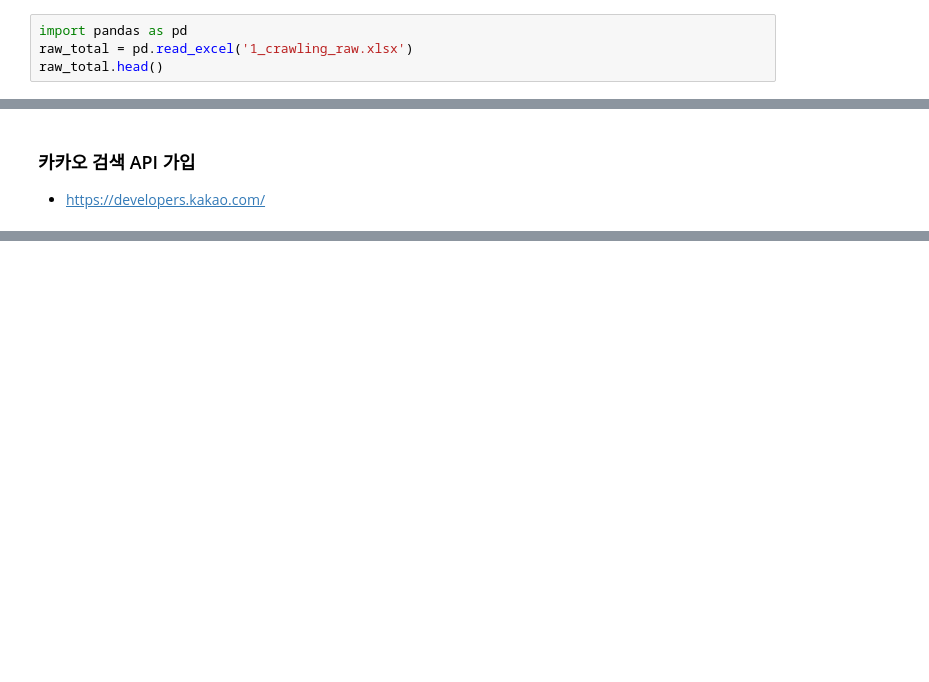
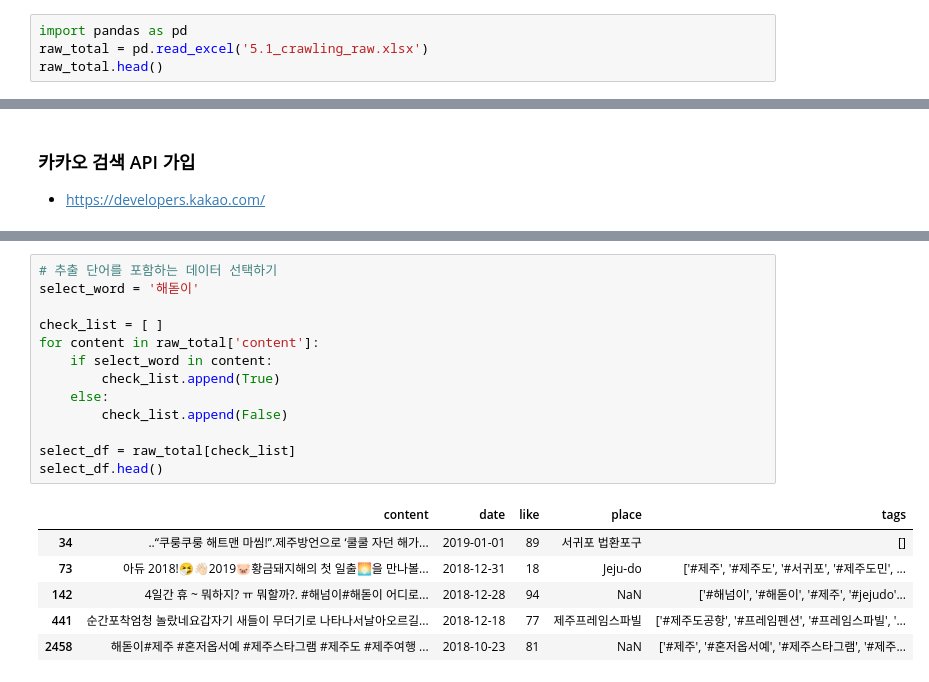
Before and after one commit to Hongbi-Kim/DataAnalysis, a Jupyter notebook: 데이터분석_실무파이썬_강아지/5-2. 지도_시각화.ipynb, the cells around one changed output, grey strips where cells are left out. Drawn from its saved outputs; the diff is of its cells as text; blank space fills up the shorter version.

```diff
--- a/데이터분석_실무파이썬_강아지/5-2. 지도_시각화.ipynb
+++ b/데이터분석_실무파이썬_강아지/5-2. 지도_시각화.ipynb
@@ -1,6 +1,6 @@
 # %%
 import pandas as pd
-raw_total = pd.read_excel('1_crawling_raw.xlsx')
+raw_total = pd.read_excel('5.1_crawling_raw.xlsx')
 raw_total.head()
 # %% [output]
 |  | content | date | like | place | tags |
@@ -61,0 +376,20 @@ locations
+# %%
+# 추출 단어를 포함하는 데이터 선택하기
+select_word = '해돋이'
+
+check_list = [ ]
+for content in raw_total['content']:
+    if select_word in content:
+        check_list.append(True)
+    else:
+        check_list.append(False)
+
+select_df = raw_total[check_list]
+select_df.head()
+# %% [output]
+|  | content | date | like | place | tags |
+| 34 | ..“쿠룽쿠룽 해트맨 마씸!”.제주방언으로 ‘쿨쿨 자던 해가... | 2019-01-01 | 89 | 서귀포 법환포구 | [] |
+| 73 | 아듀 2018!🤧👋🏻2019🐷황금돼지해의 첫 일출🌅을 만나볼... | 2018-12-31 | 18 | Jeju-do | ['#제주', '#제주도', '#서귀포', '#제주도민', ... |
+| 142 | 4일간 휴 ~ 뭐하지? ㅠ 뭐할까?. #해넘이#해돋이 어디로... | 2018-12-28 | 94 | NaN | ['#해넘이', '#해돋이', '#제주', '#jejudo'... |
+| 441 | 순간포착엄청 놀랐네요갑자기 새들이 무더기로 나타나서날아오르길... | 2018-12-18 | 77 | 제주프레임스파빌 | ['#제주도공항', '#프레임펜션', '#프레임스파빌', '... |
+| 2458 | 해돋이#제주 #혼저옵서예 #제주스타그램 #제주도 #제주여행 ... | 2018-10-23 | 81 | NaN | ['#제주', '#혼저옵서예', '#제주스타그램', '#제주... |
```
Also changed, not shown: parts of 35 cells of this notebook, 2 other files.
